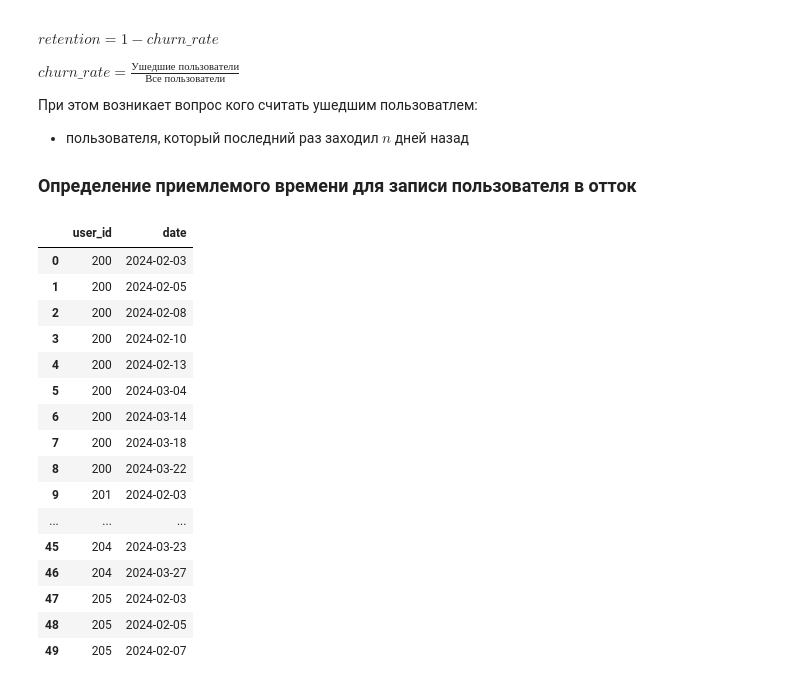
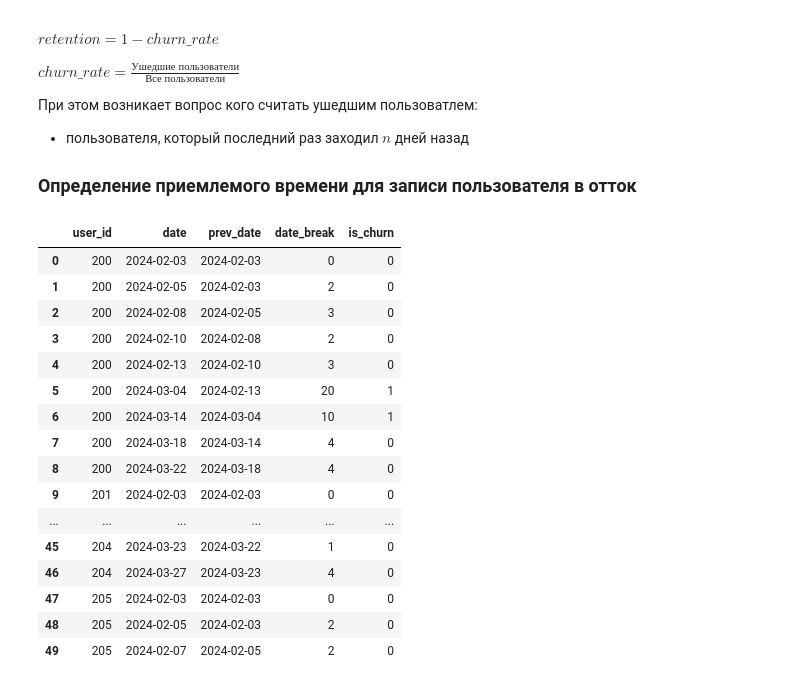
Before and after one commit to vsgrabchuk/KCSDA-retention-comparison, a Jupyter notebook: KCSDA_retention.ipynb, the cells around one changed output. Cells and saved outputs as stored; diff of their text form; code cells hidden in the pictures.

Commit message:
Filled some sql queries to get correct churn

```diff
--- a/KCSDA_retention.ipynb
+++ b/KCSDA_retention.ipynb
@@ -44,47 +44,74 @@ connection = {
     'user': 'student',
     'database': 'simulator_20240320'
 }
+# %%
+n = 7  # Порог в днях для того, чтобы считать пользователя оттёкшим (отток при date_break>=n)
 # %%
-q = """
+db = 'simulator_20240320'
+q = f"""
 WITH
   t_user_activity_dates AS (
     -- Дни, когда активничал пользователь
     SELECT DISTINCT
       user_id,
       DATE(time) AS date
     FROM {db}.feed_actions
   ),
-  t_last_activity AS (
-    -- Уникальные пользователи
+  t_final_churn AS (
+    -- Считать ли пользователя оттёкшим по последнему временому перерыву
     SELECT
       user_id,
-      MAX(date) AS last_date
+      MAX(date) AS last_date,
+      DATE(now()) - last_date AS date_break,
+      date_break >= {n} AS is_final_churn
     FROM t_user_activity_dates
     GROUP BY user_id
+  ),
+  t_prev_dates AS (
+    -- Даты предыдущей активности пользователей
+    SELECT
+      user_id,
+      date,
+      MIN(date) OVER (
+        PARTITION BY user_id
+        ORDER BY date
+        ROWS BETWEEN 1 PRECEDING AND CURRENT ROW
+      ) AS prev_date
+    FROM t_user_activity_dates
+  ),
+  t_user_date_breaks AS (
+    -- Временные перерывы пользователей (не включая последний)
+    SELECT
+      user_id,
+      date,
+      prev_date,
+      date - prev_date AS date_break,
+      date_break >= {n} AS is_churn
+    FROM t_prev_dates
   )
 
 SELECT *
-FROM t_user_activity_dates
+FROM t_user_date_breaks
 ORDER BY user_id, date
 """
 
 df = pandahouse.read_clickhouse(q, connection=connection)
 df.head(50)
 # %% [output]
-|  | user_id | date |
-| 0 | 200 | 2024-02-03 |
-| 1 | 200 | 2024-02-05 |
-| 2 | 200 | 2024-02-08 |
-| 3 | 200 | 2024-02-10 |
-| 4 | 200 | 2024-02-13 |
-| 5 | 200 | 2024-03-04 |
-| 6 | 200 | 2024-03-14 |
-| 7 | 200 | 2024-03-18 |
-| 8 | 200 | 2024-03-22 |
-| 9 | 201 | 2024-02-03 |
-| ... | ... | ... |
-| 45 | 204 | 2024-03-23 |
-| 46 | 204 | 2024-03-27 |
-| 47 | 205 | 2024-02-03 |
-| 48 | 205 | 2024-02-05 |
-| 49 | 205 | 2024-02-07 |
+|  | user_id | date | prev_date | date_break | is_churn |
+| 0 | 200 | 2024-02-03 | 2024-02-03 | 0 | 0 |
+| 1 | 200 | 2024-02-05 | 2024-02-03 | 2 | 0 |
+| 2 | 200 | 2024-02-08 | 2024-02-05 | 3 | 0 |
+| 3 | 200 | 2024-02-10 | 2024-02-08 | 2 | 0 |
+| 4 | 200 | 2024-02-13 | 2024-02-10 | 3 | 0 |
+| 5 | 200 | 2024-03-04 | 2024-02-13 | 20 | 1 |
+| 6 | 200 | 2024-03-14 | 2024-03-04 | 10 | 1 |
+| 7 | 200 | 2024-03-18 | 2024-03-14 | 4 | 0 |
+| 8 | 200 | 2024-03-22 | 2024-03-18 | 4 | 0 |
+| 9 | 201 | 2024-02-03 | 2024-02-03 | 0 | 0 |
+| ... | ... | ... | ... | ... | ... |
+| 45 | 204 | 2024-03-23 | 2024-03-22 | 1 | 0 |
+| 46 | 204 | 2024-03-27 | 2024-03-23 | 4 | 0 |
+| 47 | 205 | 2024-02-03 | 2024-02-03 | 0 | 0 |
+| 48 | 205 | 2024-02-05 | 2024-02-03 | 2 | 0 |
+| 49 | 205 | 2024-02-07 | 2024-02-05 | 2 | 0 |
```
